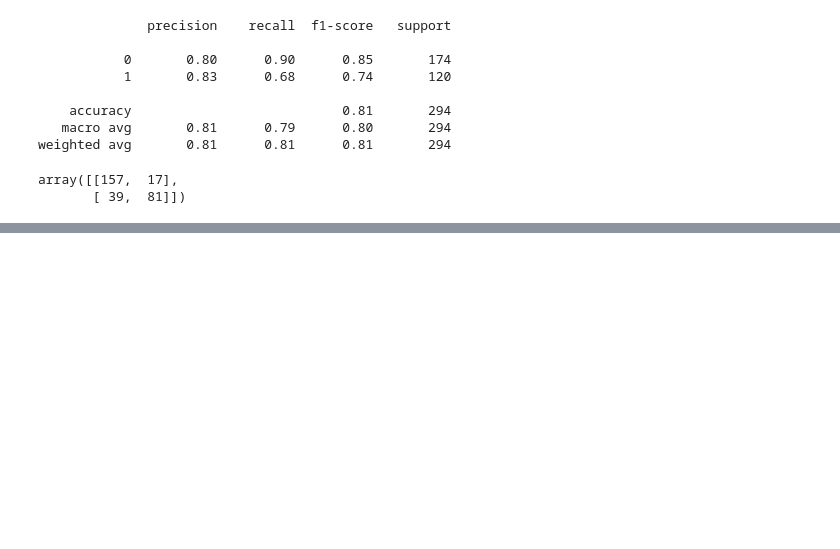
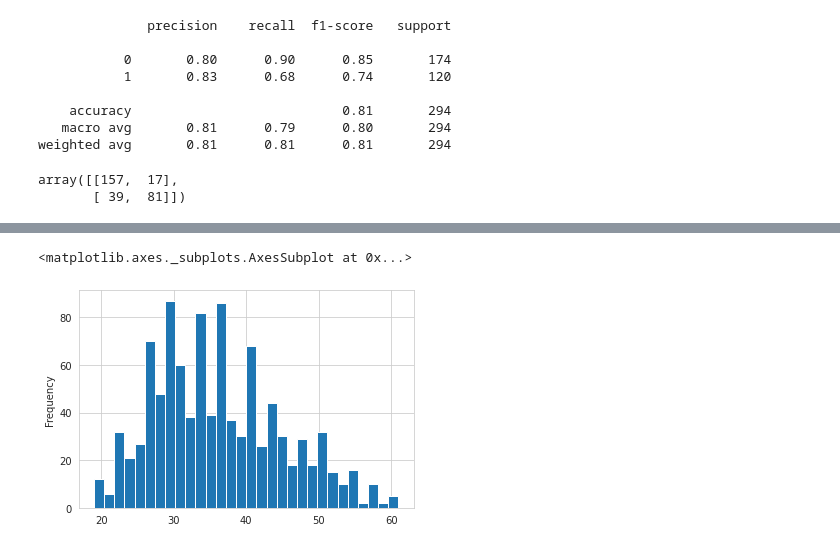
Before and after one commit to naseembabu/Python_for_Machine_Learning, a Jupyter notebook: Logistic_Regression.ipynb, the cells around one changed output, grey strips where cells are left out. Drawn from its saved outputs; the diff is of its cells as text; code cells hidden in the pictures; blank space fills up the shorter version.

```diff
--- a/Logistic_Regression.ipynb
+++ b/Logistic_Regression.ipynb
@@ -217,0 +220,2 @@ array([[157,  17],
+# %%
+ad_data = pd.read_csv('/content/advertising.csv')
@@ -217,0 +263,5 @@ array([[157,  17],
+# %%
+ad_data['Age'].plot.hist(bins = 30)
+# %% [output]
+<matplotlib.axes._subplots.AxesSubplot at 0x...>
+[figure, added]
```
Also changed, not shown: parts of 19 cells of this notebook.
